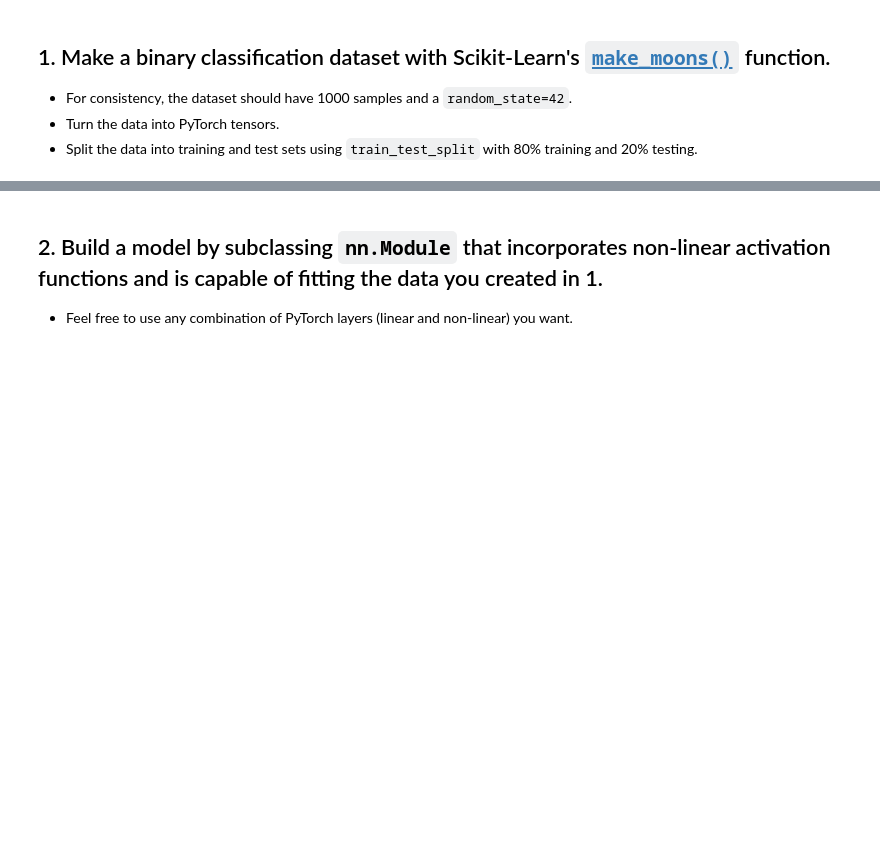
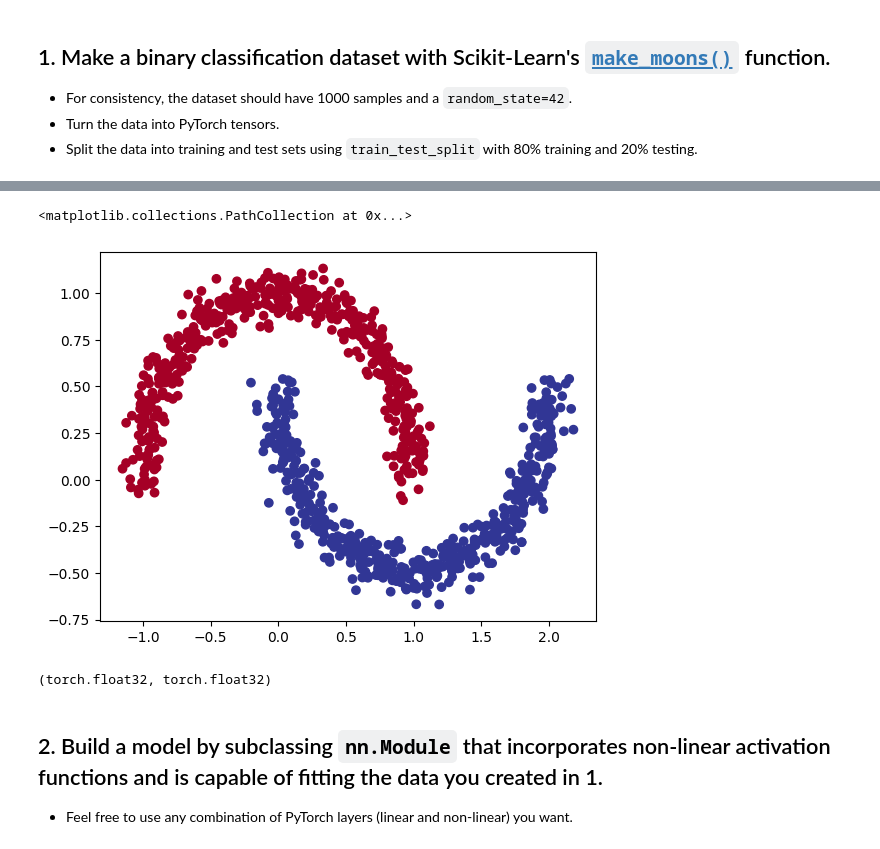
Before and after one commit to Vincent-Tiono/colab_exercise, a Jupyter notebook: extras/exercises/02_pytorch_classification_exercises.ipynb, the cells around one changed output, grey strips where cells are left out. Saved outputs shown, nothing was run; the diff lists cells and outputs as text; code cells hidden in the pictures; blank space fills up the shorter version.

```diff
--- a/extras/exercises/02_pytorch_classification_exercises.ipynb
+++ b/extras/exercises/02_pytorch_classification_exercises.ipynb
@@ -31,3 +32,5 @@ RANDOM_SEED = 42
 # %%
 # Create a dataset with Scikit-Learn's make_moons()
 from sklearn.datasets import make_moons
+X, y = make_moons(n_samples=1000, noise=0.07, random_state=42)
+X[:10], y[:10]
@@ -37,5 +69,10 @@ import pandas as pd
 # %%
 # Visualize the data on a scatter plot
 import matplotlib.pyplot as plt
+#plt.figure(figsize=(10,7))
+plt.scatter(X[:, 0], X[:, 1], c=y, cmap=plt.cm.RdYlBu)
+# %% [output]
+<matplotlib.collections.PathCollection at 0x...>
+[figure, added]
 # %%
 # Turn data into tensors of dtype float
@@ -46,3 +88,7 @@ from sklearn.model_selection import train_test_split
+# %%
+X.dtype, y.dtype
+# %% [output]
+(torch.float32, torch.float32)
 # %% [markdown]
 ## 2. Build a model by subclassing `nn.Module` that incorporates non-linear activation functions and is capable of fitting the data you created in 1.
   * Feel free to use any combination of PyTorch layers (linear and non-linear) you want.
```
Also changed, not shown: parts of 15 cells of this notebook.
